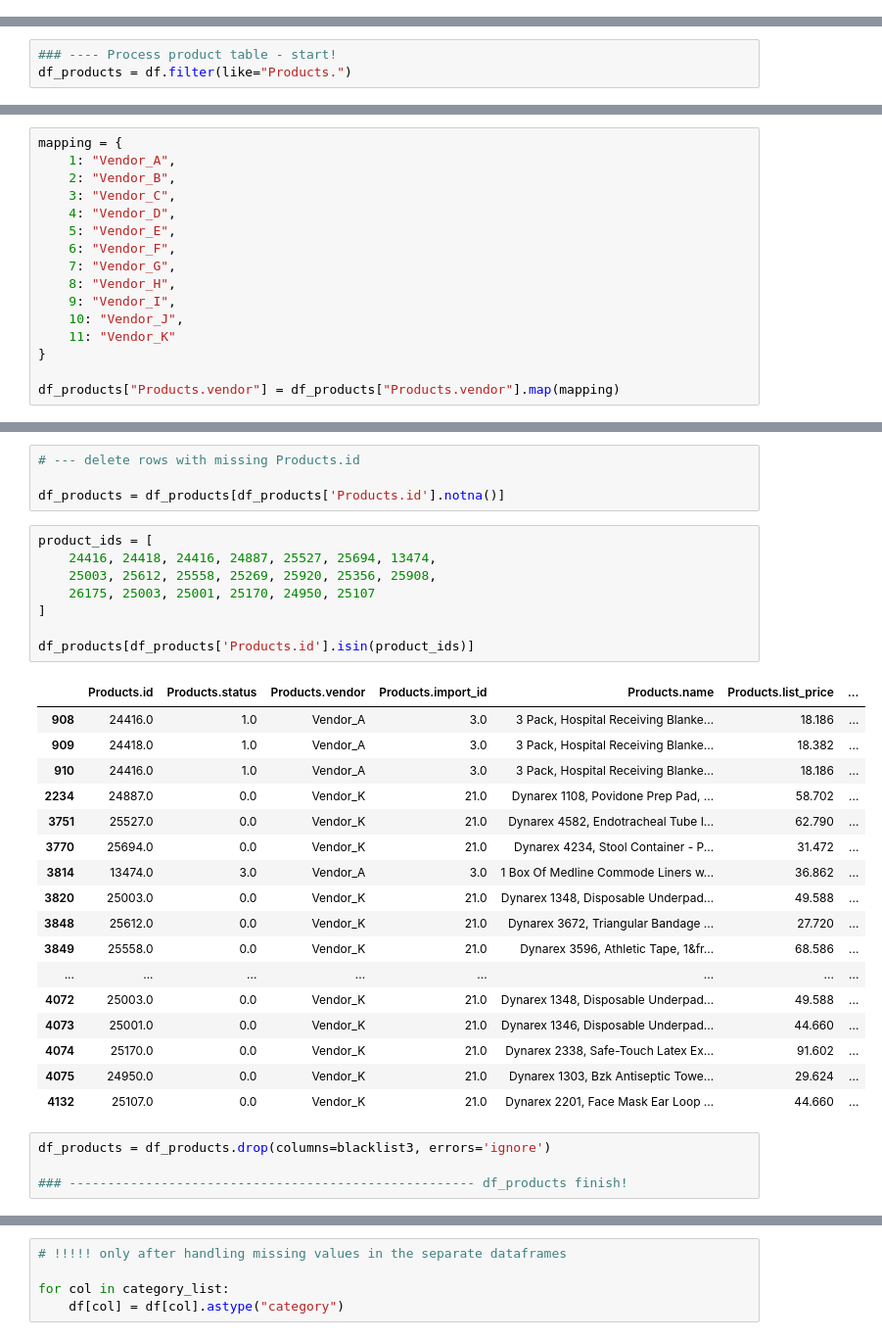
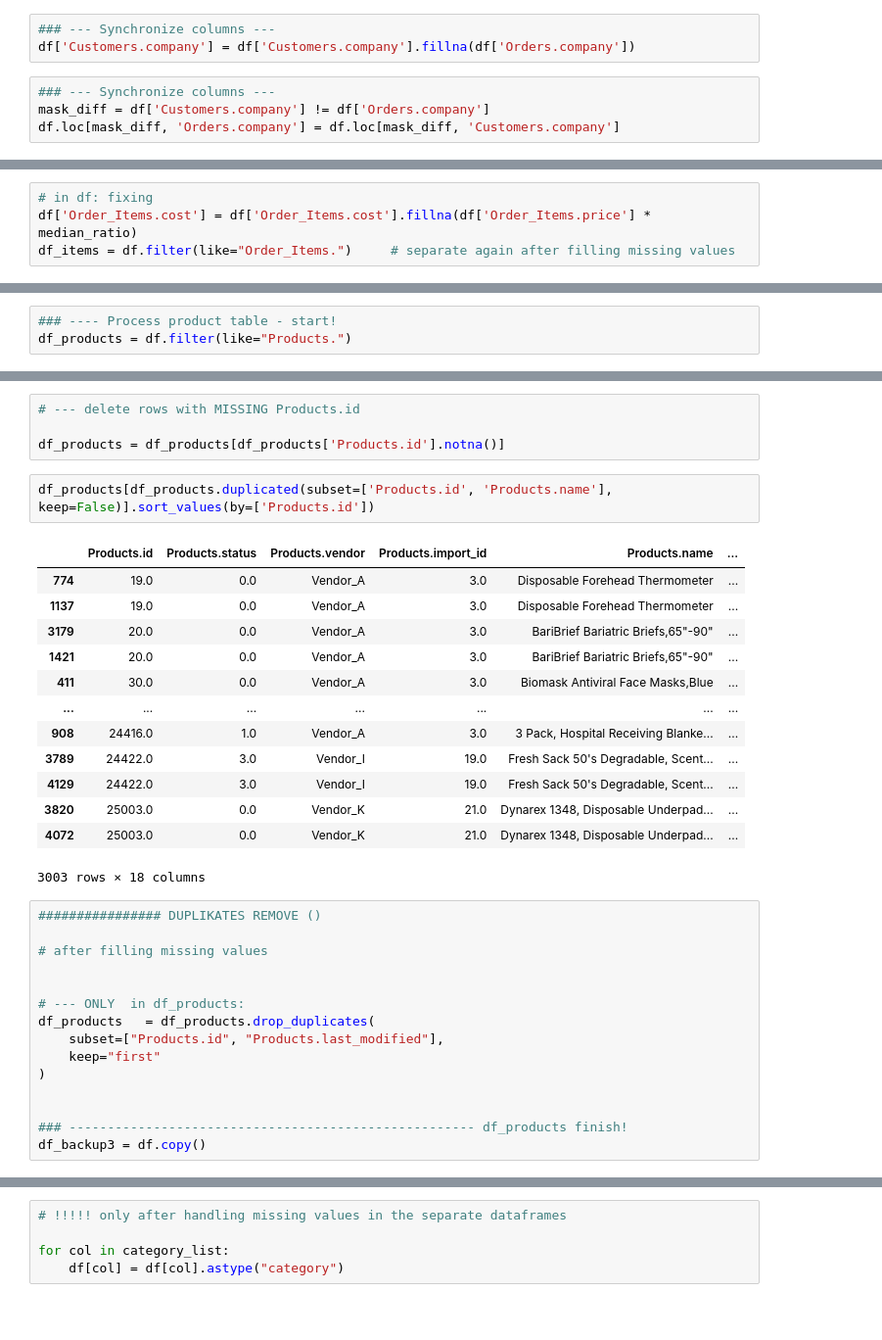
Before and after one commit to data-mosaic/Anna-Project, a Jupyter notebook: notebooks/02_preprocessing.ipynb, the cells around one changed output, grey strips where cells are left out. Shown at 98% size. Cells and saved outputs as stored; diff of their text form; blank space fills up the shorter version.

```diff
--- a/notebooks/01_exploration.ipynb
+++ b/notebooks/02_preprocessing.ipynb
@@ -429,0 +428,7 @@ dtype: int64
+# %%
+### --- Synchronize columns ---
+df['Customers.company'] = df['Customers.company'].fillna(df['Orders.company'])
+# %%
+### --- Synchronize columns ---
+mask_diff = df['Customers.company'] != df['Orders.company']
+df.loc[mask_diff, 'Orders.company'] = df.loc[mask_diff, 'Customers.company']
@@ -847,6 +865,10 @@ Try using .loc[row_indexer,col_indexer] = value instead
 
 See the caveats in the documentation: https://pandas.pydata.org/pandas-docs/stable/user_guide/indexing.html#returning-a-view-versus-a-copy
   df_items['Order_Items.cost'] = df_items['Order_Items.cost'].fillna(df_items['Order_Items.price'] * median_ratio)
+# %%
+# in df: fixing
+df['Order_Items.cost'] = df['Order_Items.cost'].fillna(df['Order_Items.price'] * median_ratio)
+df_items = df.filter(like="Order_Items.")     # separate again after filling missing values
 # %%
 
 #pd.set_option('display.max_columns', None)
@@ -934,16 +949,0 @@ array(['Vendor_A', 'Vendor_B', 'Vendor_G', 'Vendor_D', 'Vendor_E',
-# %%
-mapping = {
-    1: "Vendor_A",
-    2: "Vendor_B",
-    3: "Vendor_C",
-    4: "Vendor_D",
-    5: "Vendor_E",
-    6: "Vendor_F",
-    7: "Vendor_G",
-    8: "Vendor_H",
-    9: "Vendor_I",
-    10: "Vendor_J",
-    11: "Vendor_K"
-}
-
-df_products["Products.vendor"] = df_products["Products.vendor"].map(mapping)
@@ -973,34 +970,35 @@ memory usage: 633.7+ KB
 # %%
-# --- delete rows with missing Products.id
+# --- delete rows with MISSING Products.id
 
 df_products = df_products[df_products['Products.id'].notna()]
 # %%
-product_ids = [
-    24416, 24418, 24416, 24887, 25527, 25694, 13474,
-    25003, 25612, 25558, 25269, 25920, 25356, 25908,
-    26175, 25003, 25001, 25170, 24950, 25107
-]
-
-df_products[df_products['Products.id'].isin(product_ids)]
+df_products[df_products.duplicated(subset=['Products.id', 'Products.name'], keep=False)].sort_values(by=['Products.id'])
 # %% [output]
-|  | Products.id | Products.status | Products.vendor | Products.import_id | Products.name | Products.list_price | ... |
-| 908 | 24416.0 | 1.0 | Vendor_A | 3.0 | 3 Pack, Hospital Receiving Blanke... | 18.186 | ... |
-| 909 | 24418.0 | 1.0 | Vendor_A | 3.0 | 3 Pack, Hospital Receiving Blanke... | 18.382 | ... |
-| 910 | 24416.0 | 1.0 | Vendor_A | 3.0 | 3 Pack, Hospital Receiving Blanke... | 18.186 | ... |
-| 2234 | 24887.0 | 0.0 | Vendor_K | 21.0 | Dynarex 1108, Povidone Prep Pad, ... | 58.702 | ... |
-| 3751 | 25527.0 | 0.0 | Vendor_K | 21.0 | Dynarex 4582, Endotracheal Tube I... | 62.790 | ... |
-| 3770 | 25694.0 | 0.0 | Vendor_K | 21.0 | Dynarex 4234, Stool Container - P... | 31.472 | ... |
-| 3814 | 13474.0 | 3.0 | Vendor_A | 3.0 | 1 Box Of Medline Commode Liners w... | 36.862 | ... |
-| 3820 | 25003.0 | 0.0 | Vendor_K | 21.0 | Dynarex 1348, Disposable Underpad... | 49.588 | ... |
-| 3848 | 25612.0 | 0.0 | Vendor_K | 21.0 | Dynarex 3672, Triangular Bandage ... | 27.720 | ... |
-| 3849 | 25558.0 | 0.0 | Vendor_K | 21.0 | Dynarex 3596, Athletic Tape, 1&fr... | 68.586 | ... |
-| ... | ... | ... | ... | ... | ... | ... | ... |
-| 4072 | 25003.0 | 0.0 | Vendor_K | 21.0 | Dynarex 1348, Disposable Underpad... | 49.588 | ... |
-| 4073 | 25001.0 | 0.0 | Vendor_K | 21.0 | Dynarex 1346, Disposable Underpad... | 44.660 | ... |
-| 4074 | 25170.0 | 0.0 | Vendor_K | 21.0 | Dynarex 2338, Safe-Touch Latex Ex... | 91.602 | ... |
-| 4075 | 24950.0 | 0.0 | Vendor_K | 21.0 | Dynarex 1303, Bzk Antiseptic Towe... | 29.624 | ... |
-| 4132 | 25107.0 | 0.0 | Vendor_K | 21.0 | Dynarex 2201, Face Mask Ear Loop ... | 44.660 | ... |
+|  | Products.id | Products.status | Products.vendor | Products.import_id | Products.name | ... |
+| 774 | 19.0 | 0.0 | Vendor_A | 3.0 | Disposable Forehead Thermometer | ... |
+| 1137 | 19.0 | 0.0 | Vendor_A | 3.0 | Disposable Forehead Thermometer | ... |
+| 3179 | 20.0 | 0.0 | Vendor_A | 3.0 | BariBrief Bariatric Briefs,65"-90" | ... |
+| 1421 | 20.0 | 0.0 | Vendor_A | 3.0 | BariBrief Bariatric Briefs,65"-90" | ... |
+| 411 | 30.0 | 0.0 | Vendor_A | 3.0 | Biomask Antiviral Face Masks,Blue | ... |
+| ... | ... | ... | ... | ... | ... | ... |
+| 908 | 24416.0 | 1.0 | Vendor_A | 3.0 | 3 Pack, Hospital Receiving Blanke... | ... |
+| 3789 | 24422.0 | 3.0 | Vendor_I | 19.0 | Fresh Sack 50's Degradable, Scent... | ... |
+| 4129 | 24422.0 | 3.0 | Vendor_I | 19.0 | Fresh Sack 50's Degradable, Scent... | ... |
+| 3820 | 25003.0 | 0.0 | Vendor_K | 21.0 | Dynarex 1348, Disposable Underpad... | ... |
+| 4072 | 25003.0 | 0.0 | Vendor_K | 21.0 | Dynarex 1348, Disposable Underpad... | ... |
+3003 rows × 18 columns
 # %%
-df_products = df_products.drop(columns=blacklist3, errors='ignore')
+################ DUPLIKATES REMOVE ()
+
+# after filling missing values
+
+
+# --- ONLY  in df_products:
+df_products   = df_products.drop_duplicates(
+    subset=["Products.id", "Products.last_modified"],
+    keep="first"
+)
+
 
 ### ----------------------------------------------------- df_products finish!
+df_backup3 = df.copy()
```
Also changed, not shown: parts of 69 cells of this notebook, 3 other files.
